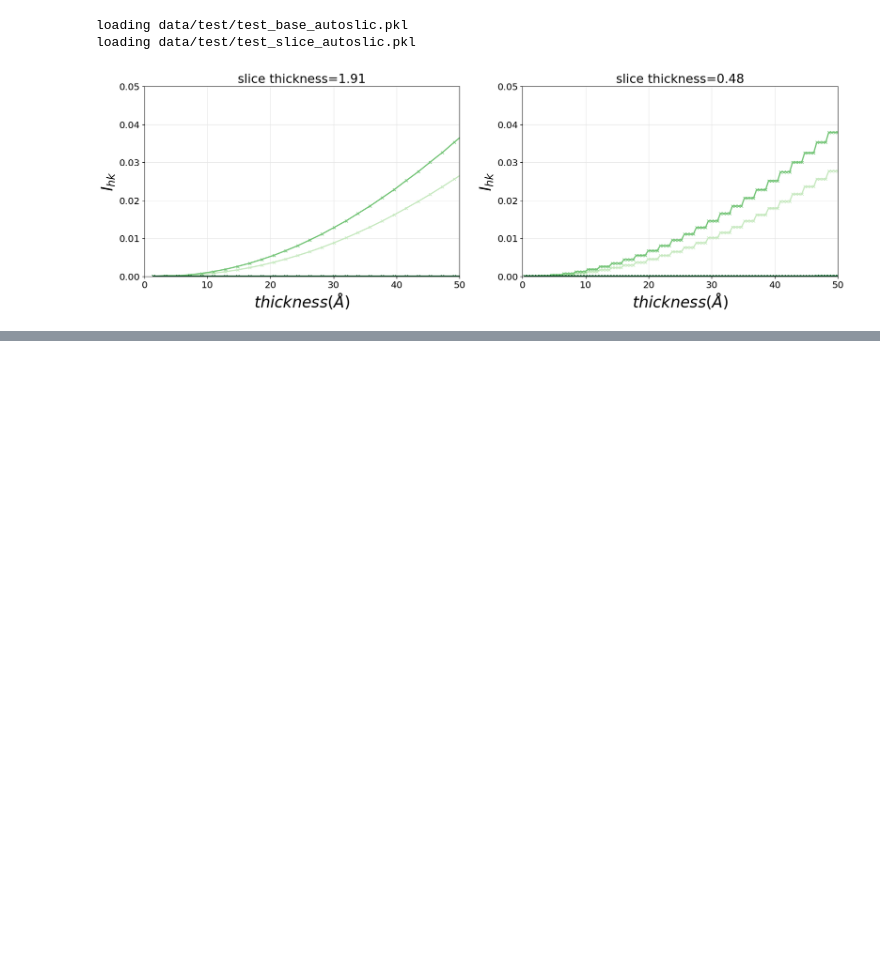
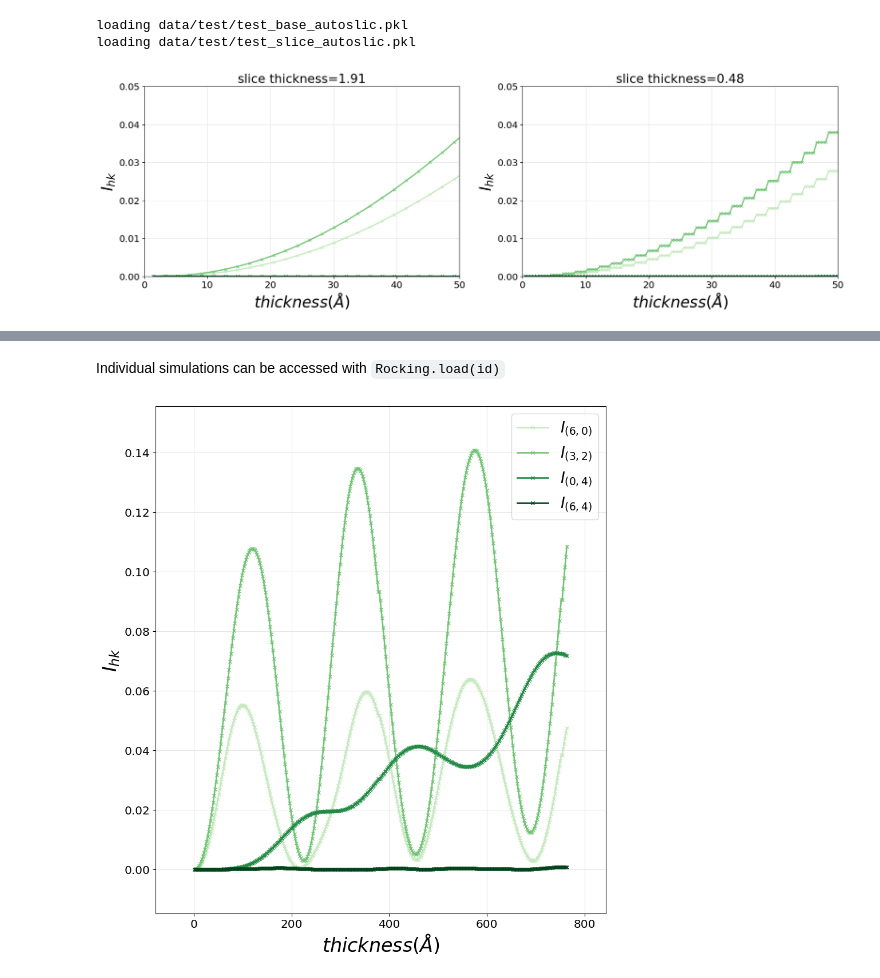
Before and after one commit to ccp4/electron-diffraction, a Jupyter notebook: multislice/notebooks/multislice/Silicon.ipynb, the cells around one changed output, grey strips where cells are left out. Saved outputs shown, nothing was run; the diff lists cells and outputs as text; code cells hidden in the pictures; blank space fills up the shorter version.

```diff
--- a/multislice/notebooks/multislice/Silicon.ipynb
+++ b/multislice/notebooks/multislice/Silicon.ipynb
@@ -77,0 +226,7 @@ loading data/test/test_slice_autoslic.pkl
+# %% [markdown]
+Individual simulations can be accessed with `Rocking.load(id)`
+# %%
+ms0 = rock.load(0)
+ms0.beam_vs_thickness(tol=1e-4)
+# %% [output]
+[figure, added]
```
Also changed, not shown: parts of 14 cells of this notebook, 1 other file.
